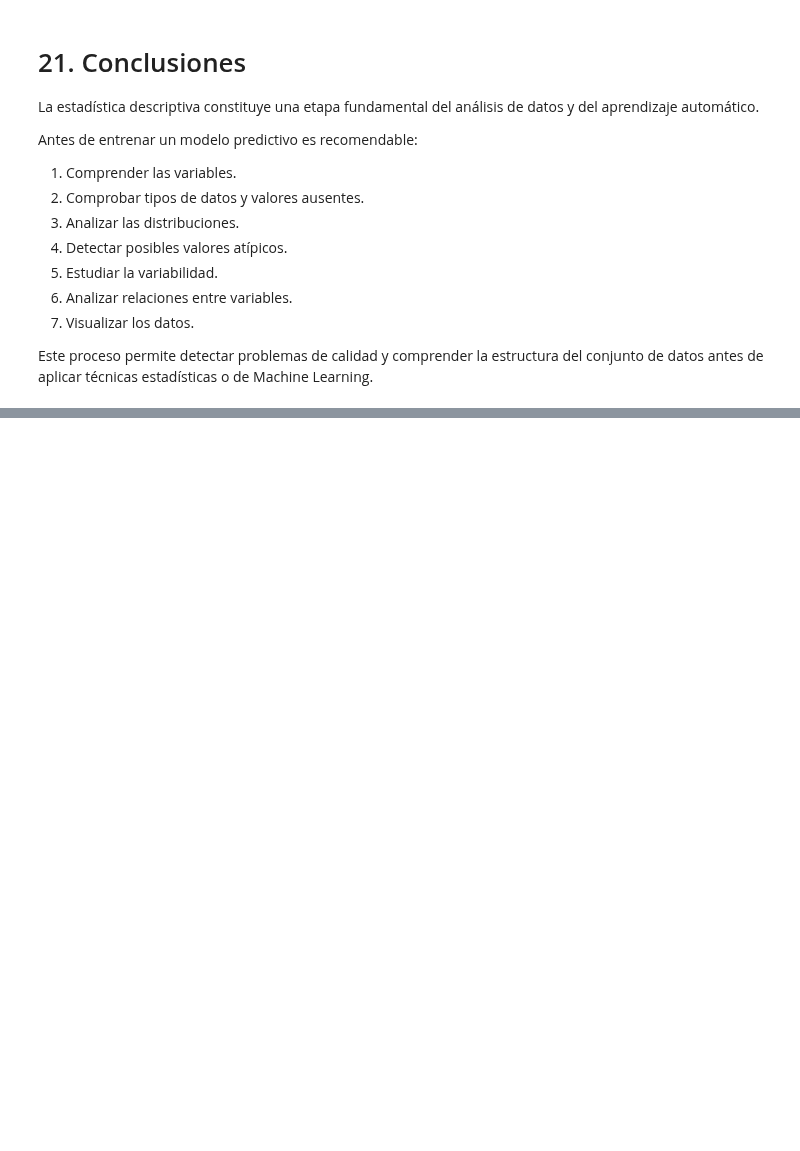
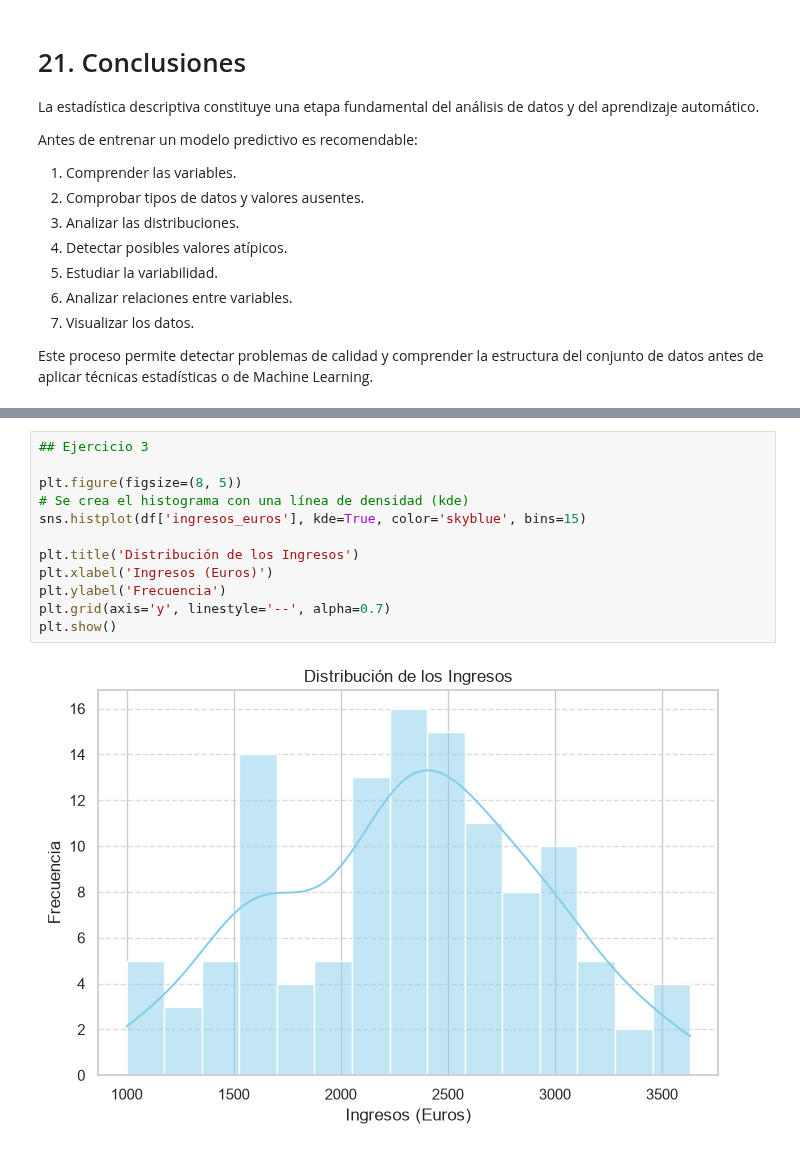
Before and after one commit to Turbostarow/IFCD107_fork, a Jupyter notebook: programacion/estadistica_descriptiva_jupyter/estadistica_descriptiva.ipynb, the cells around one changed output, grey strips where cells are left out. Cells and saved outputs as stored; diff of their text form; blank space fills up the shorter version.

```diff
--- a/programacion/estadistica_descriptiva_jupyter/estadistica_descriptiva.ipynb
+++ b/programacion/estadistica_descriptiva_jupyter/estadistica_descriptiva.ipynb
@@ -660,0 +706,14 @@ del conjunto de datos antes de aplicar técnicas estadísticas o de Machine Lear
+# %%
+## Ejercicio 3
+
+plt.figure(figsize=(8, 5))
+# Se crea el histograma con una línea de densidad (kde)
+sns.histplot(df['ingresos_euros'], kde=True, color='skyblue', bins=15)
+
+plt.title('Distribución de los Ingresos')
+plt.xlabel('Ingresos (Euros)')
+plt.ylabel('Frecuencia')
+plt.grid(axis='y', linestyle='--', alpha=0.7)
+plt.show()
+# %% [output]
+[figure, added]
```
Also changed, not shown: parts of 10 cells of this notebook.
